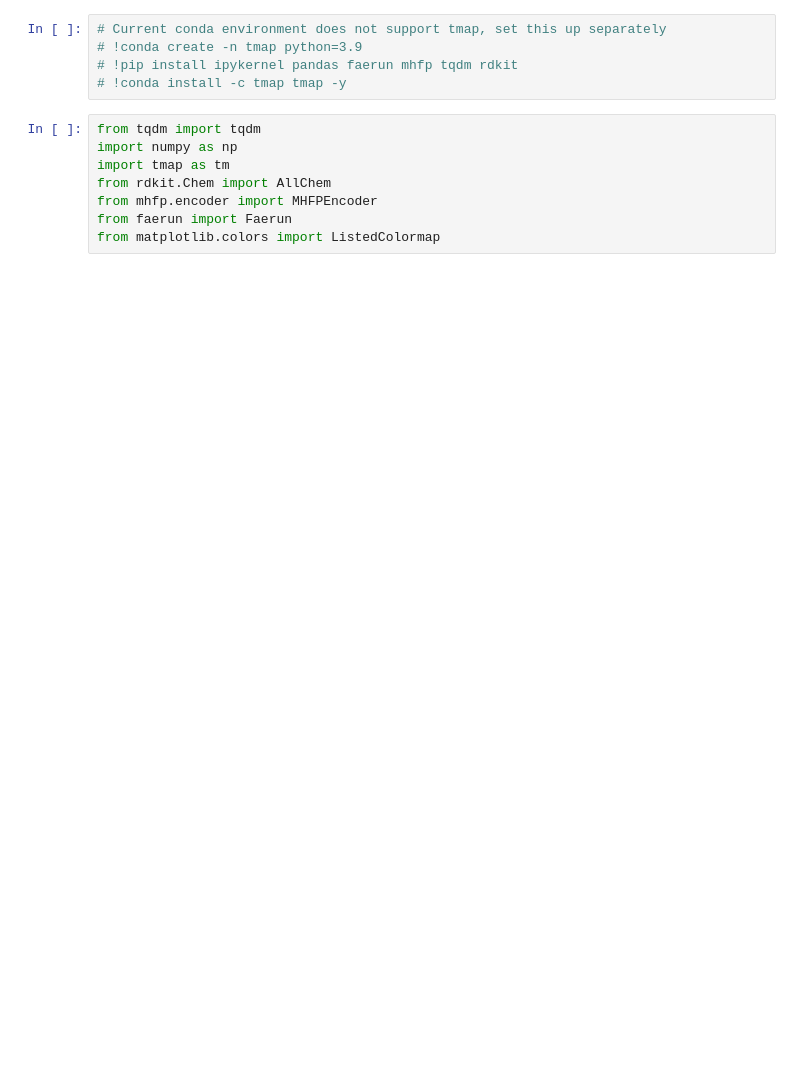
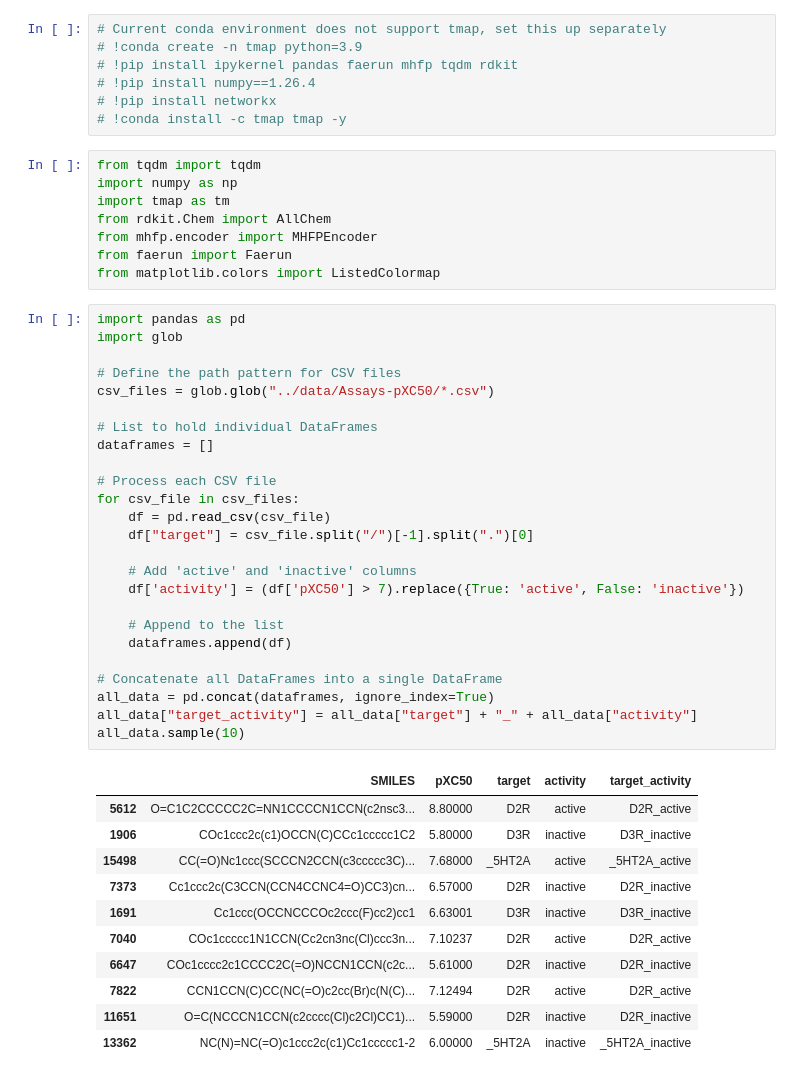
Before and after one commit to arthurcerveira/CoMPO-GPT, a Jupyter notebook: scripts/11-Chemical-Space.ipynb, the cells around one changed output. Cells and saved outputs as stored; diff of their text form; blank space fills up the shorter version.

```diff
--- a/scripts/11-Chemical-Space.ipynb
+++ b/scripts/11-Chemical-Space.ipynb
@@ -2,6 +2,8 @@
 # Current conda environment does not support tmap, set this up separately
 # !conda create -n tmap python=3.9
 # !pip install ipykernel pandas faerun mhfp tqdm rdkit
+# !pip install numpy==1.26.4
+# !pip install networkx
 # !conda install -c tmap tmap -y
 # %%
 from tqdm import tqdm
@@ -11,6 +13,43 @@ from rdkit.Chem import AllChem
 from mhfp.encoder import MHFPEncoder
 from faerun import Faerun
 from matplotlib.colors import ListedColormap
+# %%
+import pandas as pd
+import glob
+
+# Define the path pattern for CSV files
+csv_files = glob.glob("../data/Assays-pXC50/*.csv")
+
+# List to hold individual DataFrames
+dataframes = []
+
+# Process each CSV file
+for csv_file in csv_files:
+    df = pd.read_csv(csv_file)
+    df["target"] = csv_file.split("/")[-1].split(".")[0]
+
+    # Add 'active' and 'inactive' columns
+    df['activity'] = (df['pXC50'] > 7).replace({True: 'active', False: 'inactive'})
+
+    # Append to the list
+    dataframes.append(df)
+
+# Concatenate all DataFrames into a single DataFrame
+all_data = pd.concat(dataframes, ignore_index=True)
+all_data["target_activity"] = all_data["target"] + "_" + all_data["activity"]
+all_data.sample(10)
+# %% [output]
+|  | SMILES | pXC50 | target | activity | target_activity |
+| 5612 | O=C1C2CCCCC2C=NN1CCCCN1CCN(c2nsc3... | 8.80000 | D2R | active | D2R_active |
+| 1906 | COc1ccc2c(c1)OCCN(C)CCc1ccccc1C2 | 5.80000 | D3R | inactive | D3R_inactive |
+| 15498 | CC(=O)Nc1ccc(SCCCN2CCN(c3ccccc3C)... | 7.68000 | _5HT2A | active | _5HT2A_active |
+| 7373 | Cc1ccc2c(C3CCN(CCN4CCNC4=O)CC3)cn... | 6.57000 | D2R | inactive | D2R_inactive |
+| 1691 | Cc1ccc(OCCNCCCOc2ccc(F)cc2)cc1 | 6.63001 | D3R | inactive | D3R_inactive |
+| 7040 | COc1ccccc1N1CCN(Cc2cn3nc(Cl)ccc3n... | 7.10237 | D2R | active | D2R_active |
+| 6647 | COc1cccc2c1CCCC2C(=O)NCCN1CCN(c2c... | 5.61000 | D2R | inactive | D2R_inactive |
+| 7822 | CCN1CCN(C)CC(NC(=O)c2cc(Br)c(N(C)... | 7.12494 | D2R | active | D2R_active |
+| 11651 | O=C(NCCCN1CCN(c2cccc(Cl)c2Cl)CC1)... | 5.59000 | D2R | inactive | D2R_inactive |
+| 13362 | NC(N)=NC(=O)c1ccc2c(c1)Cc1ccccc1-2 | 6.00000 | _5HT2A | inactive | _5HT2A_inactive |
 # %%
 # Cache fp results
 fp_cache = dict()
```
Also changed, not shown: parts of 4 cells of this notebook, 2 other files.
